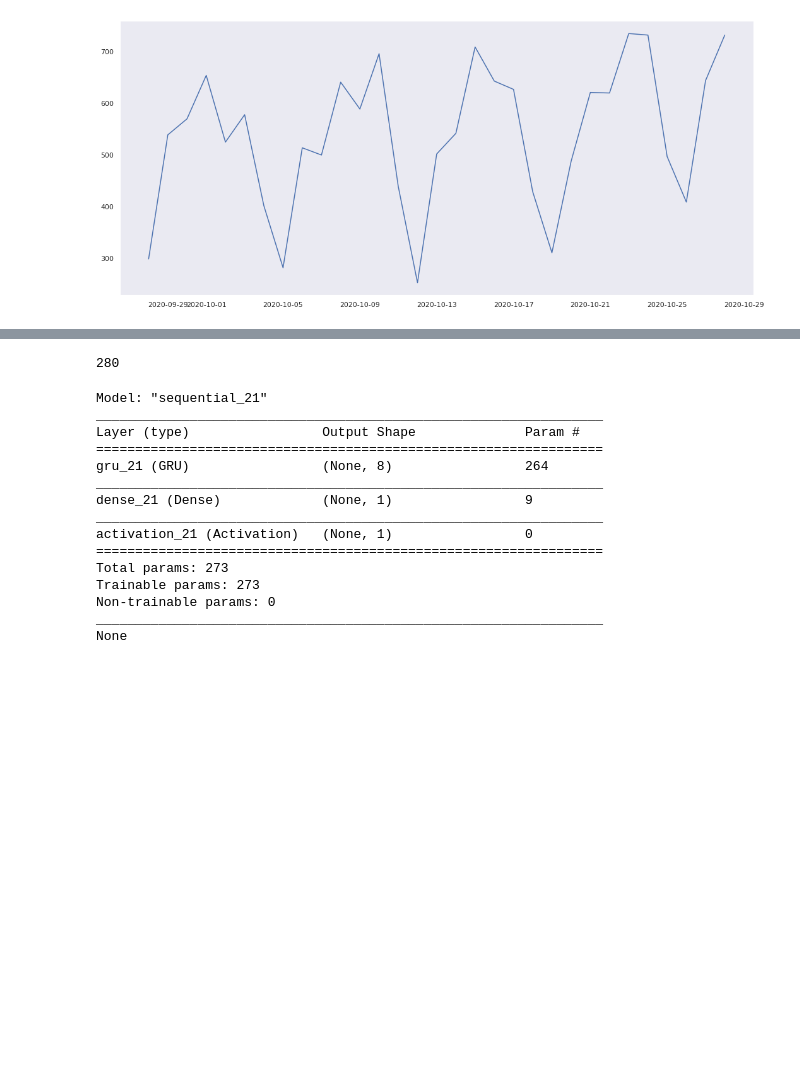
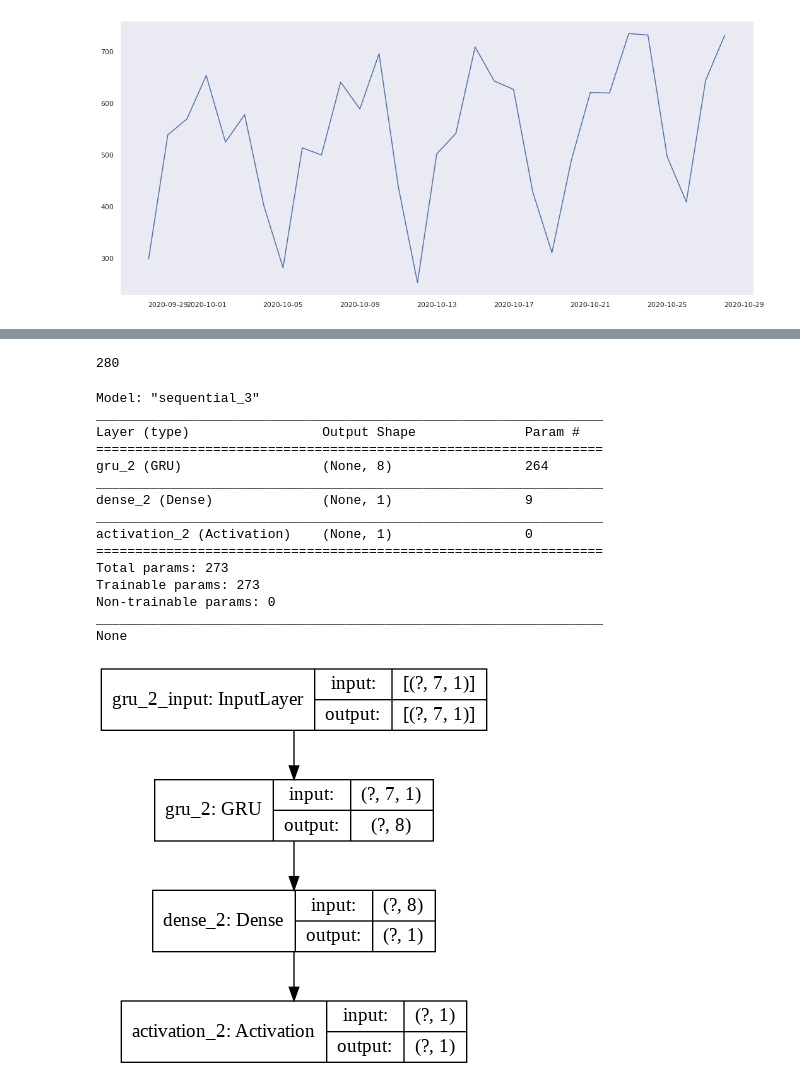
Before and after one commit to NaokiDohi/covid-19_analysis, a Jupyter notebook: covid_19_forecast_with_gru.ipynb, the cells around one changed output, grey strips where cells are left out. Drawn from its saved outputs; the diff is of its cells as text; code cells hidden in the pictures; blank space fills up the shorter version.

```diff
--- a/covid_19_forecast_with_gru.ipynb
+++ b/covid_19_forecast_with_gru.ipynb
@@ -151,12 +146,15 @@ plt.tight_layout() # グラフの間隔を自動調整
-# %%
-y = data_at_japan_diff.values.astype(float)
-len(y)
-# %% [output]
-280
 # %%
+y = data_at_japan_diff.values.astype(float)
+print(len(y))
+
 test_size = 7
 train_original_data = y[:-test_size]#0から後ろから4個目までを取り出す。　つまり学習用のデータ(学習の範囲)は直近３日間前
 test_original_data = y[-test_size:]#最後から３つを取り出す。　検証用データは直近３日間前
+
+scaler = MinMaxScaler(feature_range=(-1,1))#feature_rangeは引数に正規化変換後の最大値と最小値を決める。今回は−１から１で正規化
+train_normalized = scaler.fit_transform(train_original_data.reshape(-1,1))#学習用データに正規化の適用　またskleranの入力形状に適用 合わせた行と１列
+# %% [output]
+280
 # %%
 def sequence_creator(input_data,window_size):#train_normalizedとwindow_sizeを渡し訓練データと正解ラベルを返す
 
@@ -182,35 +176,40 @@ study_data, correct_data  = sequence_creator(train_normalized, window)
 # %%
 n_in_out = 1
 n_hidden = 8#2の乗数 128#256 #512
 
 def rmse(y_true, y_pred):
         return K.sqrt(K.mean(K.square(y_pred - y_true), axis=-1))
 
 model = Sequential()
 model.add(GRU(n_hidden, batch_input_shape=(None, window, n_in_out), return_sequences=False,))#activation='relu',kernel_initializer='he_normal'))
 #,kernel_regularizer=regularizers.l1(0.01)
 #model.add(Dropout(0.2))
 model.add(Dense(n_in_out))
 model.add(Activation("linear"))
 optimizer = Adam(lr=0.001,  amsgrad=True)
 model.compile(loss="mse", optimizer=optimizer,metrics=["mae",rmse])# optimizer="rmsprop"
 print(model.summary())
+
+filename = 'gru.png';
+plot_model(model, show_shapes=True, show_layer_names=True, to_file=filename)
+Image(retina=False, filename=filename)
 # %% [output]
-Model: "sequential_21"
+Model: "sequential_3"
 _________________________________________________________________
 Layer (type)                 Output Shape              Param #
 =================================================================
-gru_21 (GRU)                 (None, 8)                 264
+gru_2 (GRU)                  (None, 8)                 264
 _________________________________________________________________
-dense_21 (Dense)             (None, 1)                 9
+dense_2 (Dense)              (None, 1)                 9
 _________________________________________________________________
-activation_21 (Activation)   (None, 1)                 0
+activation_2 (Activation)    (None, 1)                 0
 =================================================================
 Total params: 273
 Trainable params: 273
 Non-trainable params: 0
 _________________________________________________________________
 None
+[figure, added]
 # %%
 #early_stopping = EarlyStopping(monitor='val_loss', mode='auto', patience=1)
 # 学習率を返す関数を用意する
```
Also changed, not shown: parts of 22 cells of this notebook.
